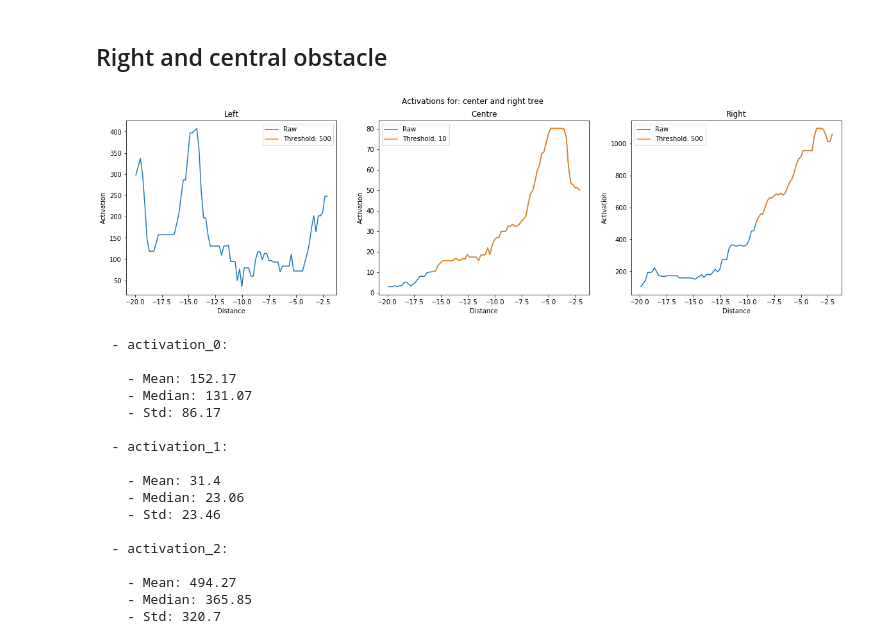
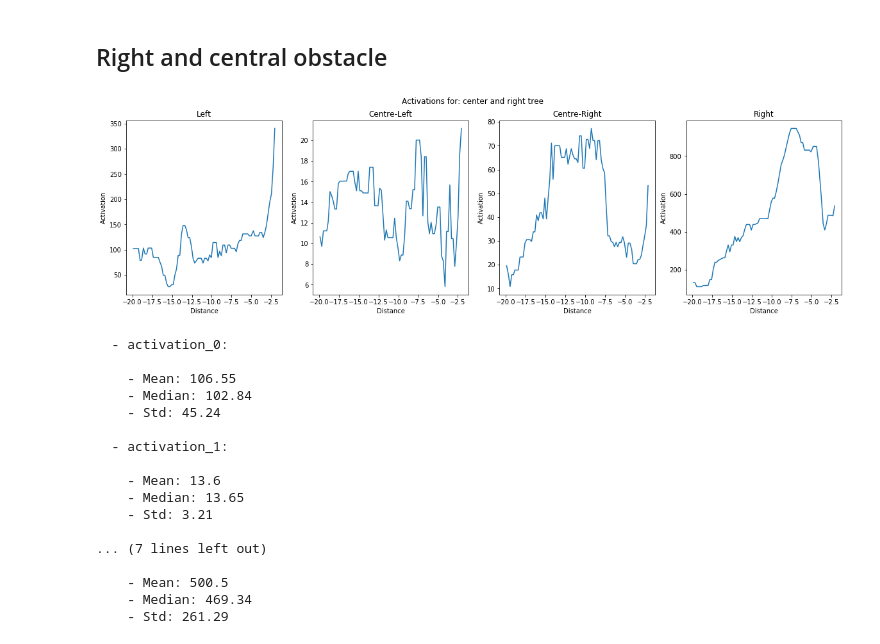
Before and after one commit to joanreyero/pyx4-avoidance, a Jupyter notebook: src/analytics/4-crops/4-crops-analysis.ipynb, the cells around one changed output. Saved outputs shown, nothing was run; the diff lists cells and outputs as text; code cells hidden in the pictures.

```diff
--- a/src/analytics/4-crops/4-crops-analysis.ipynb
+++ b/src/analytics/4-crops/4-crops-analysis.ipynb
@@ -34,7 +34,7 @@ def make_df(data):
 def show(data, pprint=True, thr=False):
     labels = {ACT0: 'Left', ACT1: 'Centre-Left', ACT2: 'Centre-Right', ACT3: 'Right'}
 
-    fig, axs = plt.subplots(1, 3, figsize=(20,5))
+    fig, axs = plt.subplots(1, 4, figsize=(20,5))
 
     for i, act in enumerate(ACTS):
         axs[i].plot(data[DIST], data[act], label = 'Raw')
@@ -208,33 +138,33 @@ show(df, thr=thrs)
 # %%
 data = [
     {
         'file': 'csv/0-right-central-obstacle-0.csv',
         'label': 'center and right tree'
     }
 ]
 
 df = make_df(data)
-df = add_threshold(df, ACT0, thrs[0])
-df = add_threshold(df, ACT1, thrs[1])
-df = add_threshold(df, ACT2, thrs[2])
+# df = add_threshold(df, ACT0, thrs[0])
+# df = add_threshold(df, ACT1, thrs[1])
+# df = add_threshold(df, ACT2, thrs[2])
 
-show(df, thr=thrs)
+show(df, thr=False)
 # %% [output]
-[figure, old version]
+[figure, new version]
   - activation_0:
 
-    - Mean: 152.17
-    - Median: 131.07
-    - Std: 86.17
+    - Mean: 106.55
+    - Median: 102.84
+    - Std: 45.24
 
   - activation_1:
 
-    - Mean: 31.4
-    - Median: 23.06
-    - Std: 23.46
+    - Mean: 13.6
+    - Median: 13.65
+    - Std: 3.21
 
-  - activation_2:
+... (7 lines left out)
 
-    - Mean: 494.27
-    - Median: 365.85
-    - Std: 320.7
+    - Mean: 500.5
+    - Median: 469.34
+    - Std: 261.29
```
Also changed, not shown: parts of 16 cells of this notebook, 16 other files.
